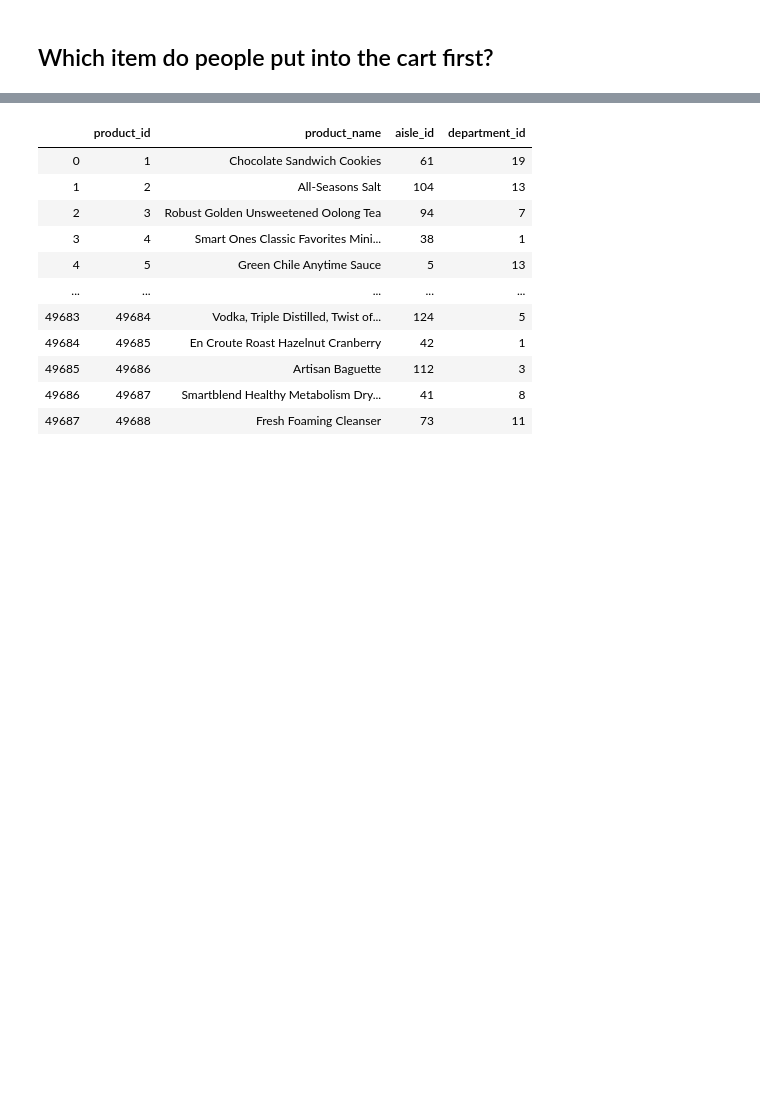
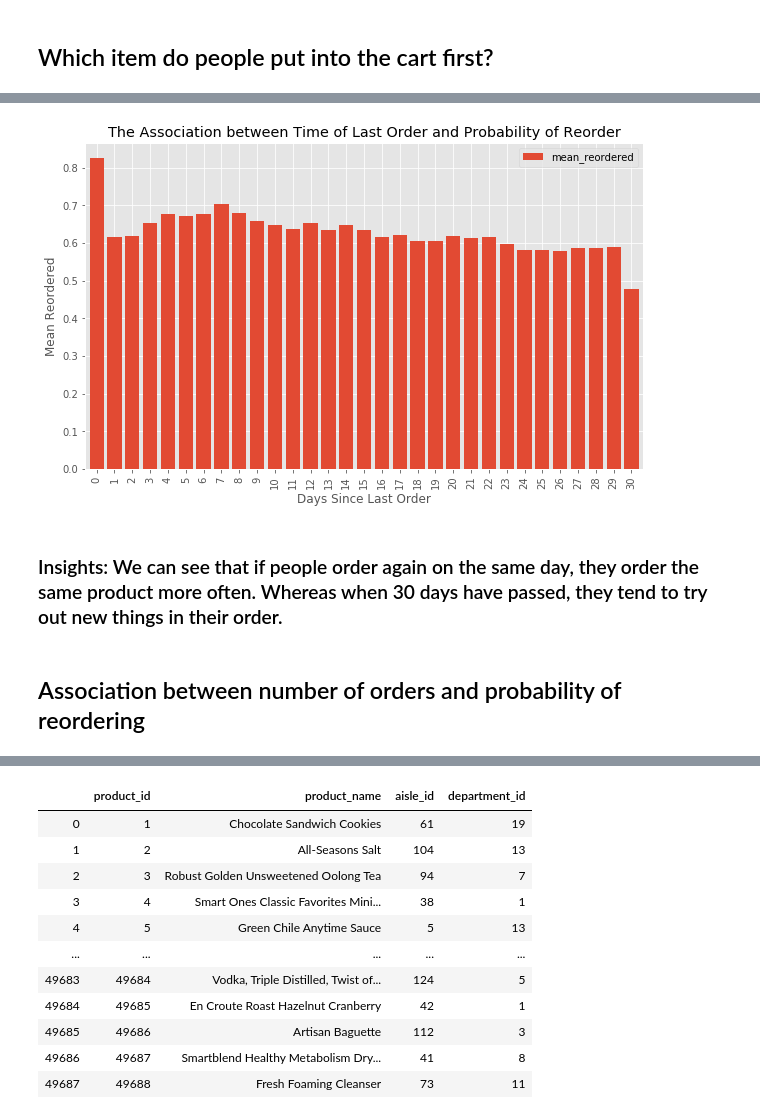
Before and after one commit to RachelPengmkt/Instacart-Market-Basket-Analysis-Exploratory-Analysis-Kaggle, a Jupyter notebook: Instacart-Market-Basket-Analysis-Exploratory-Analysis-Kaggle.ipynb, the cells around one changed output, grey strips where cells are left out. Cells and saved outputs as stored; diff of their text form; code cells hidden in the pictures; blank space fills up the shorter version.

```diff
--- a/Instacart-Market-Basket-Analysis-Exploratory-Analysis-Kaggle.ipynb
+++ b/Instacart-Market-Basket-Analysis-Exploratory-Analysis-Kaggle.ipynb
@@ -550,0 +609,7 @@ orders
+# %%
+# merge order_products_train with orders
+order_products_train_m = pd.merge(order_products_train, orders, how='left', on='order_id', validate = 'm:1') # validate = 'm:1' means check if merge keys is unique in right datasets. if not unique in right side, an error will be returned.
+# %%
+order_products_train_time_reorder = order_products_train_m.groupby('days_since_prior_order').apply(lambda g: pd.Series({\
+    'mean_reordered' : g.reordered.mean(),\
+}))
@@ -550,0 +637,4 @@ orders
+# %%
+# convert the index to integer
+order_products_train_time_reorder.index = order_products_train_time_reorder.index.astype(int)
+order_products_train_time_reorder
@@ -550,0 +660,17 @@ orders
+# %%
+# draw a bar chart
+#my_colors='rb'# set the color of the first bar chart to red and the second one to blue; r means read and b means blue
+order_products_train_time_reorder.plot(kind='bar', figsize=(10, 6), width=0.8) # width adjusts the width of bars
+
+plt.xlabel('Days Since Last Order') # add to x-label to the plot
+plt.ylabel('Mean Reordered') # add y-label to the plot
+plt.title('The Association between Time of Last Order and Probability of Reorder') # add title to the plot
+#plt.ylim((0.4,0.7)) # adjust the range of y axis so that the difference between bars are more clear
+
+plt.show()
+# %% [output]
+[figure, added]
+# %% [markdown]
+### Insights: We can see that if people order again on the same day, they order the same product more often. Whereas when 30 days have passed, they tend to try out new things in their order.
+# %% [markdown]
+## Association between number of orders and probability of reordering
```
Also changed, not shown: parts of 31 cells of this notebook.
